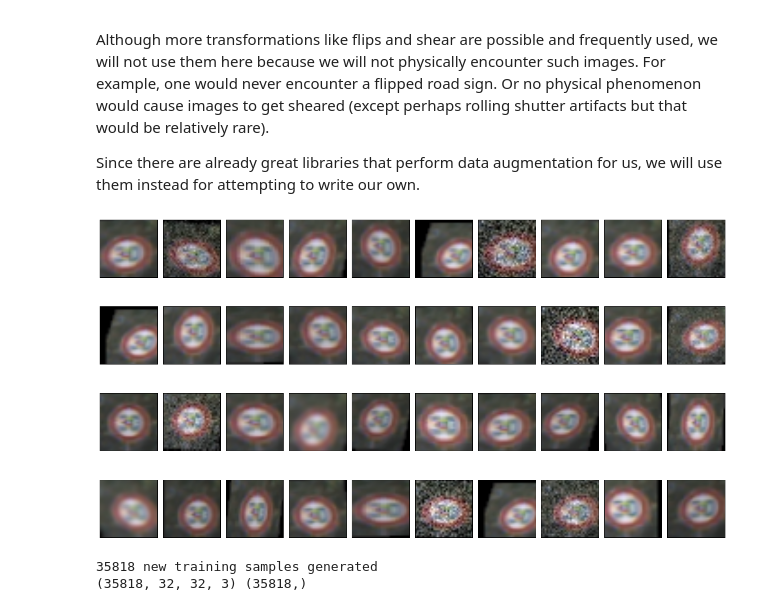
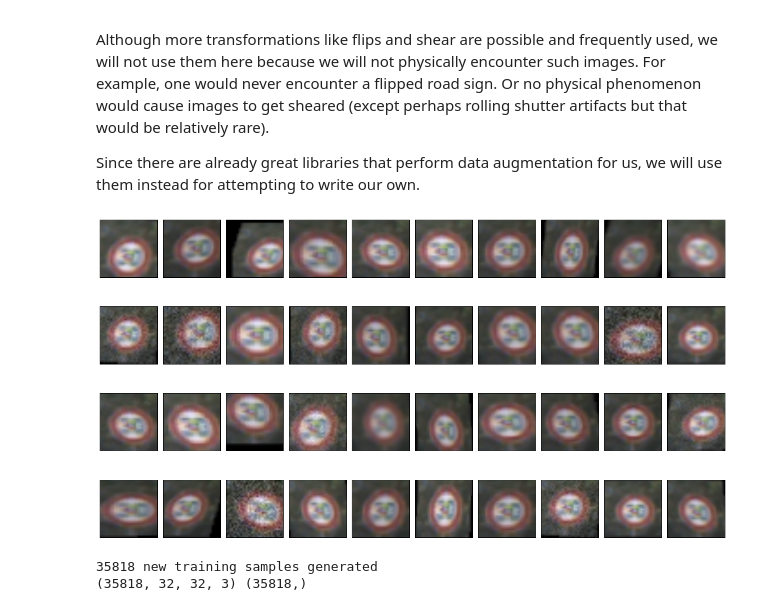
Before and after one commit to precyon/Traffic-Sign-Classifier, a Jupyter notebook: Traffic_Sign_Classifier.ipynb, the cells around one changed output. Cells and saved outputs as stored; diff of their text form; code cells hidden in the pictures.

```diff
--- a/Traffic_Sign_Classifier.ipynb
+++ b/Traffic_Sign_Classifier.ipynb
@@ -117,8 +130,9 @@ compFig = plt.figure(figsize=(18, 4))
 for i in range(3):
     ax = plt.subplot(1, 3, i+1)
     ax.set_title(["Training set", "Validation set", "Test"][i])
-    plt.hist(yData[i], bins=np.arange(yData[i].min(), yData[i].max()+2), color="green", alpha=0.7)
+    plt.hist(yData[i], bins=np.arange(yData[i].min(), yData[i].max()+2), color="blue", alpha=0.7)
 
 compFig.tight_layout()
+#plt.savefig('data-histograms.png', dpi=120, transparent=True, box_inches='Tight')
 plt.show()
 # %% [output]
@@ -149,8 +163,8 @@ seq = iaa.Sequential([
 
     iaa.Sometimes(0.3,
     iaa.OneOf([
-    iaa.GaussianBlur(sigma=(0, 1.25)),
-    iaa.AdditiveGaussianNoise(loc=0, scale=(0 ,0.15*255))
+    iaa.GaussianBlur(sigma=(0, 1)),
+    iaa.AdditiveGaussianNoise(loc=0, scale=(0 ,0.07*255))
     ])),
 
     # Strengthen or weaken the contrast in each image.
@@ -190,7 +204,6 @@ def showRandomAugmentedImages(x, numImgs):
 
     augFig = plt.figure(figsize=(17,10))
     for i, img in np.ndenumerate(chooseImgs):
-        #print(i[0]+1)
         plt.subplot(rows, cols, i[0]+1)
         plt.imshow(x[img, :,:,:])
         plt.xticks([])
@@ -205,34 +218,34 @@ def testAugmentationSequence(img, numImgs):
     #print(augmented.shape)
     showRandomAugmentedImages(augmented, numImgs)
 
 def extendDataset(x, y, ratio, sequence):
     #TODO: Do this batch-wise
     x_aug, y_aug = augmentSingleBatch(x, y, ratio, sequence)
     return x_aug, y_aug
 
 def balanceDataset(x,y, minsamples, sequence):
     x_aug, y_aug = np.empty(shape=(0, 32, 32, 3), dtype=np.uint8), np.empty(shape=(0), dtype=np.uint8)
     num = 0
     for sign in range(n_classes):
         signIdx = (y==sign)
         signNum = np.count_nonzero(signIdx)
         if signNum < 800:
             ratio = np.max([2.0, np.floor(1500.0/signNum)])
             #num = num + signNum*ratio
             batch_x, batch_y = augmentSingleBatch(x[signIdx, :,:,:], y[signIdx], ratio, sequence)
             x_aug = np.append(x_aug, batch_x, axis=0)
             y_aug = np.append(y_aug, batch_y, axis=0)
             #print(x_aug.shape, y_aug.shape)
         else:
             continue
     return x_aug,y_aug
 
 
 #Visualize the augmentation pipline on a single image
 i = 2374
 testAugmentationSequence(x_train[i,:,:,:], 40)
 # %% [output]
-[figure, old version]
+[figure, new version]
 # %%
 # Run the augmentation on our training dataset
 if ~LoadAugmentedData:
```
Also changed, not shown: parts of 11 cells of this notebook.
